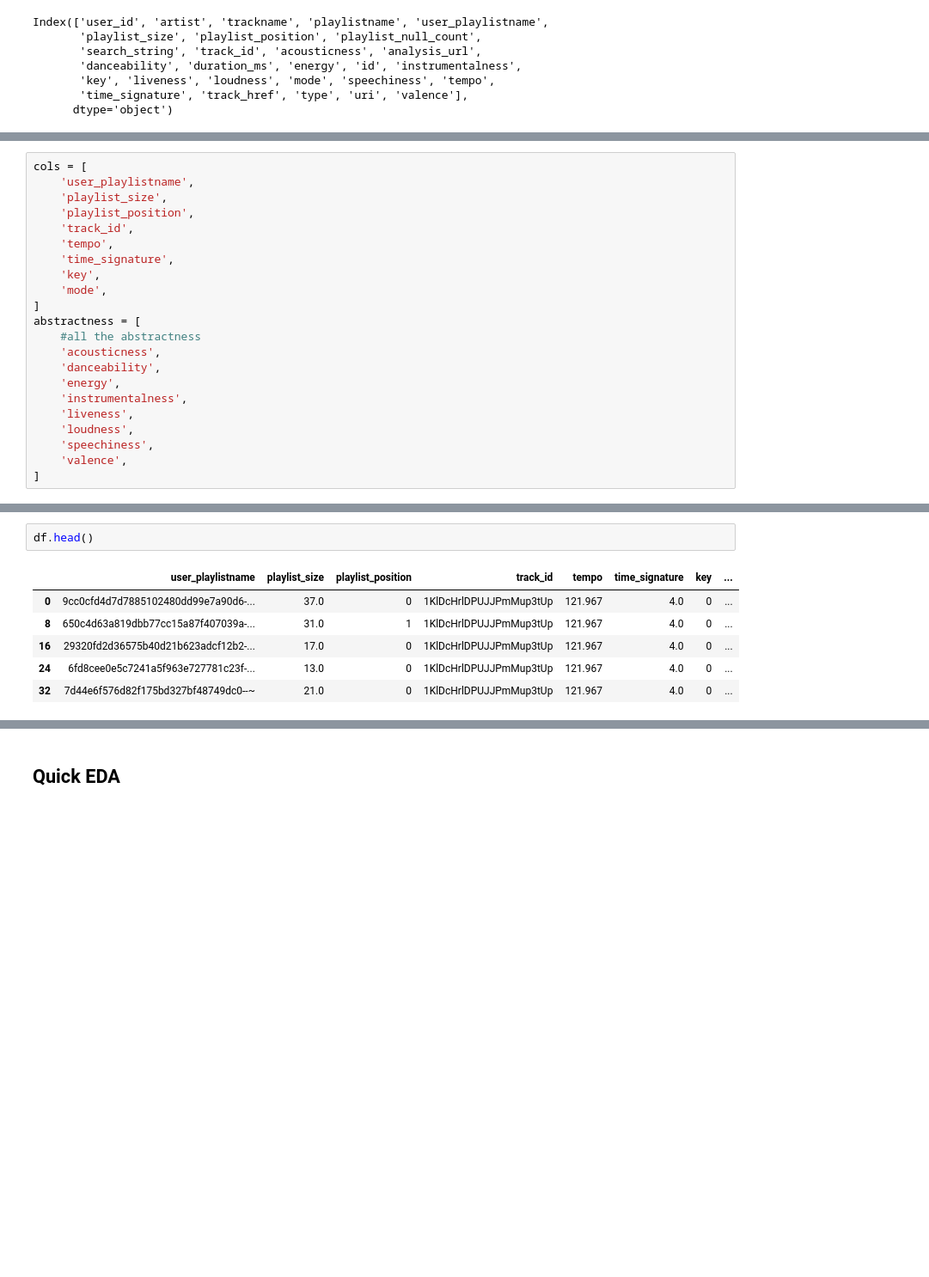
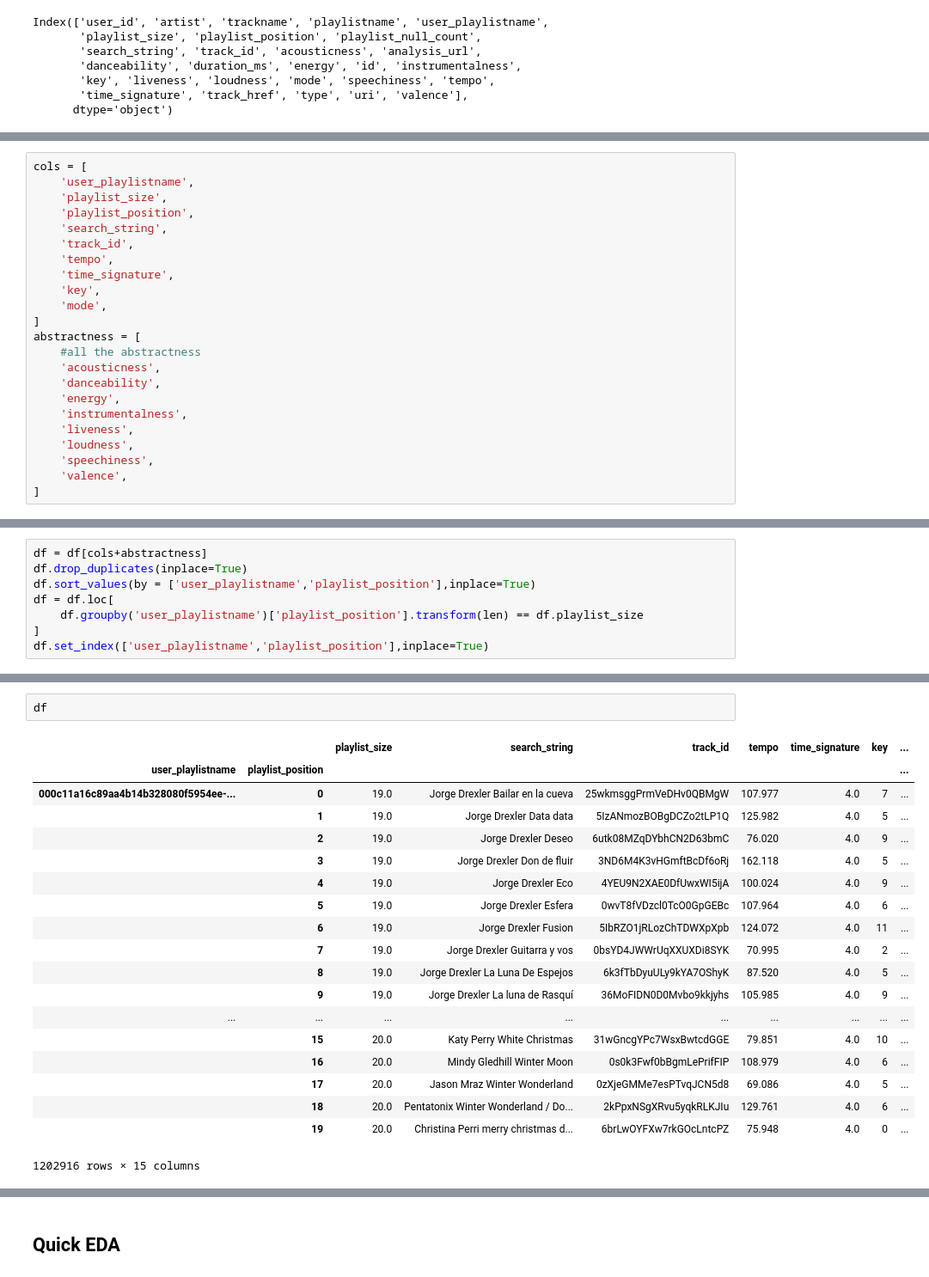
Before and after one commit to taylorhawks/RNN-music-recommender, a Jupyter notebook: preprocessing.ipynb, the cells around one changed output, grey strips where cells are left out. Shown: that part at 86% size. Cells and saved outputs as stored; diff of their text form; blank space fills up the shorter version.

```diff
--- a/preprocessing.ipynb
+++ b/preprocessing.ipynb
@@ -58,6 +73,7 @@ cols = [
     'user_playlistname',
     'playlist_size',
     'playlist_position',
+    'search_string',
     'track_id',
     'tempo',
     'time_signature',
@@ -81,0 +94,8 @@ df.drop_duplicates(inplace=True)
+# %%
+df = df[cols+abstractness]
+df.drop_duplicates(inplace=True)
+df.sort_values(by = ['user_playlistname','playlist_position'],inplace=True)
+df = df.loc[
+    df.groupby('user_playlistname')['playlist_position'].transform(len) == df.playlist_size
+]
+df.set_index(['user_playlistname','playlist_position'],inplace=True)
@@ -82,9 +110,22 @@ df.drop_duplicates(inplace=True)
 # %%
-df.head()
+df
 # %% [output]
-|  | user_playlistname | playlist_size | playlist_position | track_id | tempo | time_signature | key | ... |
-| 0 | 9cc0cfd4d7d7885102480dd99e7a90d6-... | 37.0 | 0 | 1KlDcHrlDPUJJPmMup3tUp | 121.967 | 4.0 | 0 | ... |
-| 8 | 650c4d63a819dbb77cc15a87f407039a-... | 31.0 | 1 | 1KlDcHrlDPUJJPmMup3tUp | 121.967 | 4.0 | 0 | ... |
-| 16 | 29320fd2d36575b40d21b623adcf12b2-... | 17.0 | 0 | 1KlDcHrlDPUJJPmMup3tUp | 121.967 | 4.0 | 0 | ... |
-| 24 | 6fd8cee0e5c7241a5f963e727781c23f-... | 13.0 | 0 | 1KlDcHrlDPUJJPmMup3tUp | 121.967 | 4.0 | 0 | ... |
-| 32 | 7d44e6f576d82f175bd327bf48749dc0--~ | 21.0 | 0 | 1KlDcHrlDPUJJPmMup3tUp | 121.967 | 4.0 | 0 | ... |
+|  |  | playlist_size | search_string | track_id | tempo | time_signature | key | ... |
+| user_playlistname | playlist_position |  |  |  |  |  |  | ... |
+| 000c11a16c89aa4b14b328080f5954ee-... | 0 | 19.0 | Jorge Drexler Bailar en la cueva | 25wkmsggPrmVeDHv0QBMgW | 107.977 | 4.0 | 7 | ... |
+|  | 1 | 19.0 | Jorge Drexler Data data | 5IzANmozBOBgDCZo2tLP1Q | 125.982 | 4.0 | 5 | ... |
+|  | 2 | 19.0 | Jorge Drexler Deseo | 6utk08MZqDYbhCN2D63bmC | 76.020 | 4.0 | 9 | ... |
+|  | 3 | 19.0 | Jorge Drexler Don de fluir | 3ND6M4K3vHGmftBcDf6oRj | 162.118 | 4.0 | 5 | ... |
+|  | 4 | 19.0 | Jorge Drexler Eco | 4YEU9N2XAE0DfUwxWI5ijA | 100.024 | 4.0 | 9 | ... |
+|  | 5 | 19.0 | Jorge Drexler Esfera | 0wvT8fVDzcl0TcO0GpGEBc | 107.964 | 4.0 | 6 | ... |
+|  | 6 | 19.0 | Jorge Drexler Fusion | 5IbRZO1jRLozChTDWXpXpb | 124.072 | 4.0 | 11 | ... |
+|  | 7 | 19.0 | Jorge Drexler Guitarra y vos | 0bsYD4JWWrUqXXUXDi8SYK | 70.995 | 4.0 | 2 | ... |
+|  | 8 | 19.0 | Jorge Drexler La Luna De Espejos | 6k3fTbDyuULy9kYA7OShyK | 87.520 | 4.0 | 5 | ... |
+|  | 9 | 19.0 | Jorge Drexler La luna de Rasquí | 36MoFIDN0D0Mvbo9kkjyhs | 105.985 | 4.0 | 9 | ... |
+| ... | ... | ... | ... | ... | ... | ... | ... | ... |
+|  | 15 | 20.0 | Katy Perry White Christmas | 31wGncgYPc7WsxBwtcdGGE | 79.851 | 4.0 | 10 | ... |
+|  | 16 | 20.0 | Mindy Gledhill Winter Moon | 0s0k3Fwf0bBgmLePrifFIP | 108.979 | 4.0 | 6 | ... |
+|  | 17 | 20.0 | Jason Mraz Winter Wonderland | 0zXjeGMMe7esPTvqJCN5d8 | 69.086 | 4.0 | 5 | ... |
+|  | 18 | 20.0 | Pentatonix Winter Wonderland / Do... | 2kPpxNSgXRvu5yqkRLKJIu | 129.761 | 4.0 | 6 | ... |
+|  | 19 | 20.0 | Christina Perri merry christmas d... | 6brLwOYFXw7rkGOcLntcPZ | 75.948 | 4.0 | 0 | ... |
+1202916 rows × 15 columns
```
Also changed, not shown: parts of 30 cells of this notebook.
